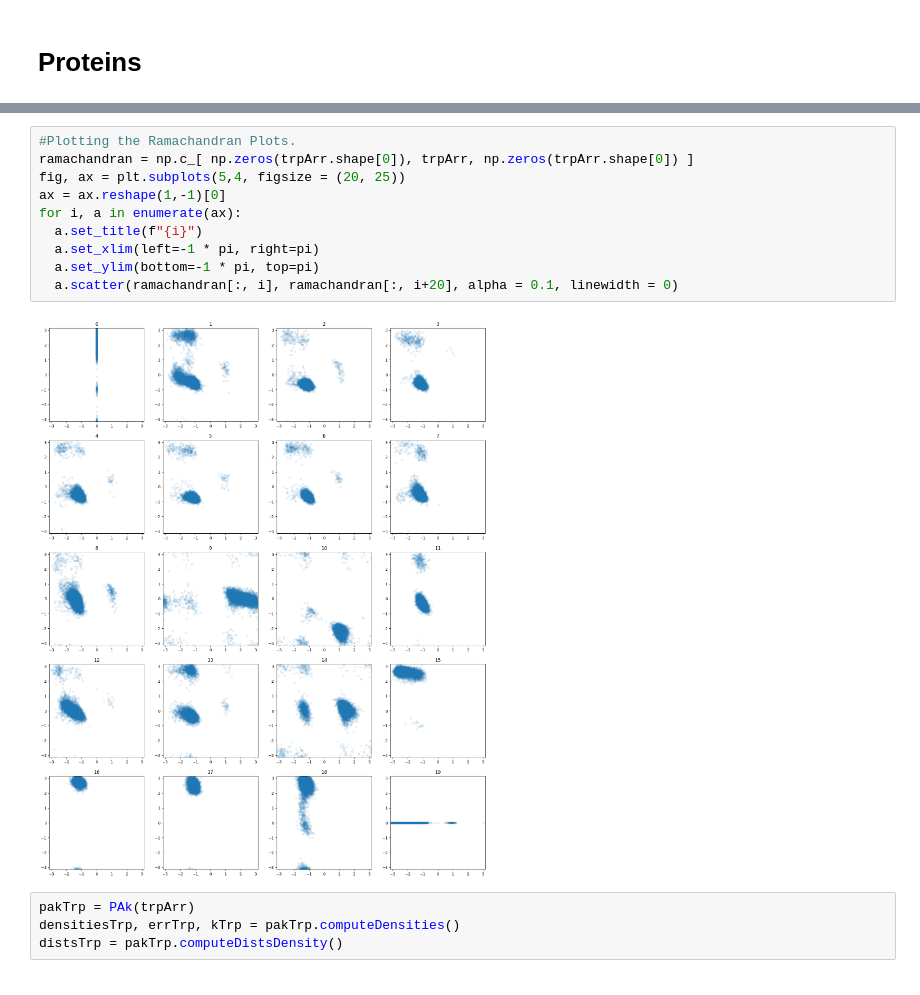
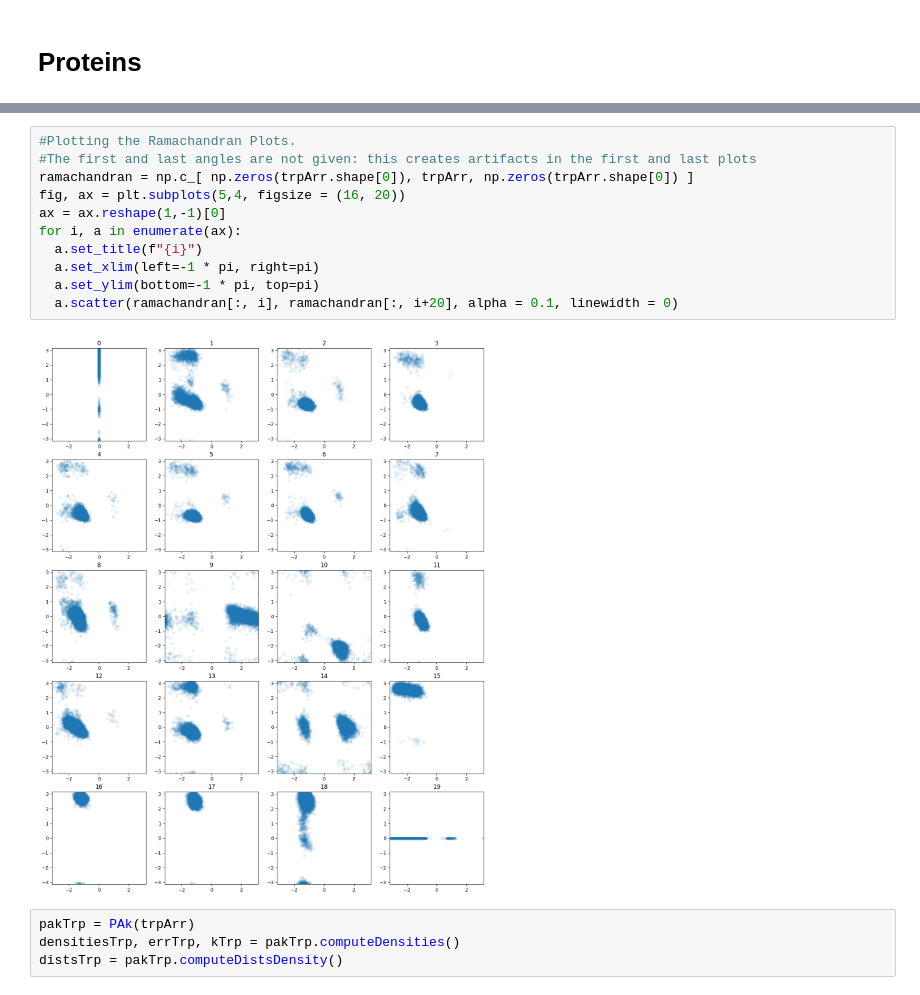
Before and after one commit to SultanOfSauce/pak, a Jupyter notebook: PAk_definitivo.ipynb, the cells around one changed output, grey strips where cells are left out. Saved outputs shown, nothing was run; the diff lists cells and outputs as text.

```diff
--- a/PAk_definitivo.ipynb
+++ b/PAk_definitivo.ipynb
@@ -281,15 +299,16 @@ trp
 # %%
 #Plotting the Ramachandran Plots.
+#The first and last angles are not given: this creates artifacts in the first and last plots
 ramachandran = np.c_[ np.zeros(trpArr.shape[0]), trpArr, np.zeros(trpArr.shape[0]) ]
-fig, ax = plt.subplots(5,4, figsize = (20, 25))
+fig, ax = plt.subplots(5,4, figsize = (16, 20))
 ax = ax.reshape(1,-1)[0]
 for i, a in enumerate(ax):
   a.set_title(f"{i}")
   a.set_xlim(left=-1 * pi, right=pi)
   a.set_ylim(bottom=-1 * pi, top=pi)
   a.scatter(ramachandran[:, i], ramachandran[:, i+20], alpha = 0.1, linewidth = 0)
 # %% [output]
-[figure, old version]
+[figure, new version]
 # %%
 pakTrp = PAk(trpArr)
 densitiesTrp, errTrp, kTrp = pakTrp.computeDensities()
```
Also changed, not shown: parts of 15 cells of this notebook.
